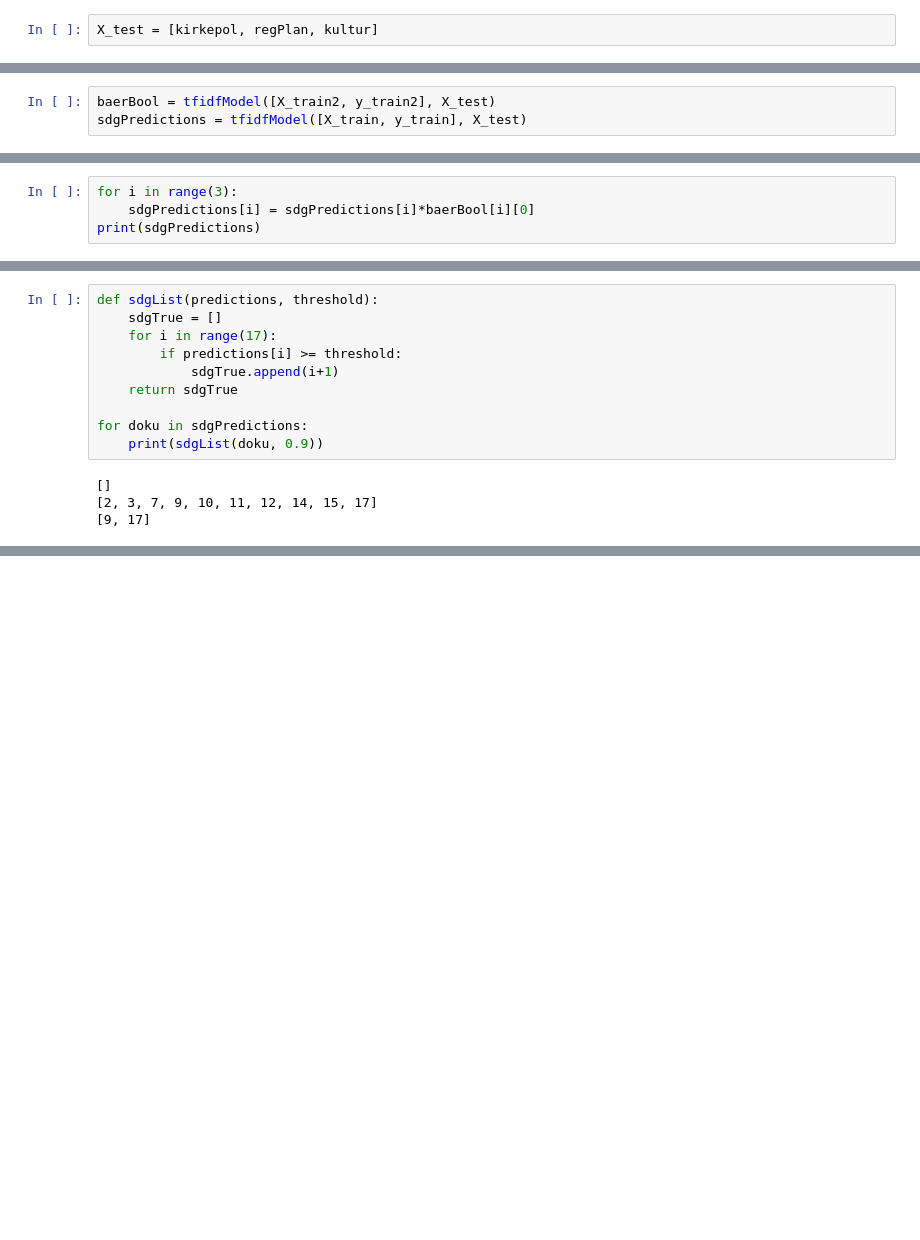
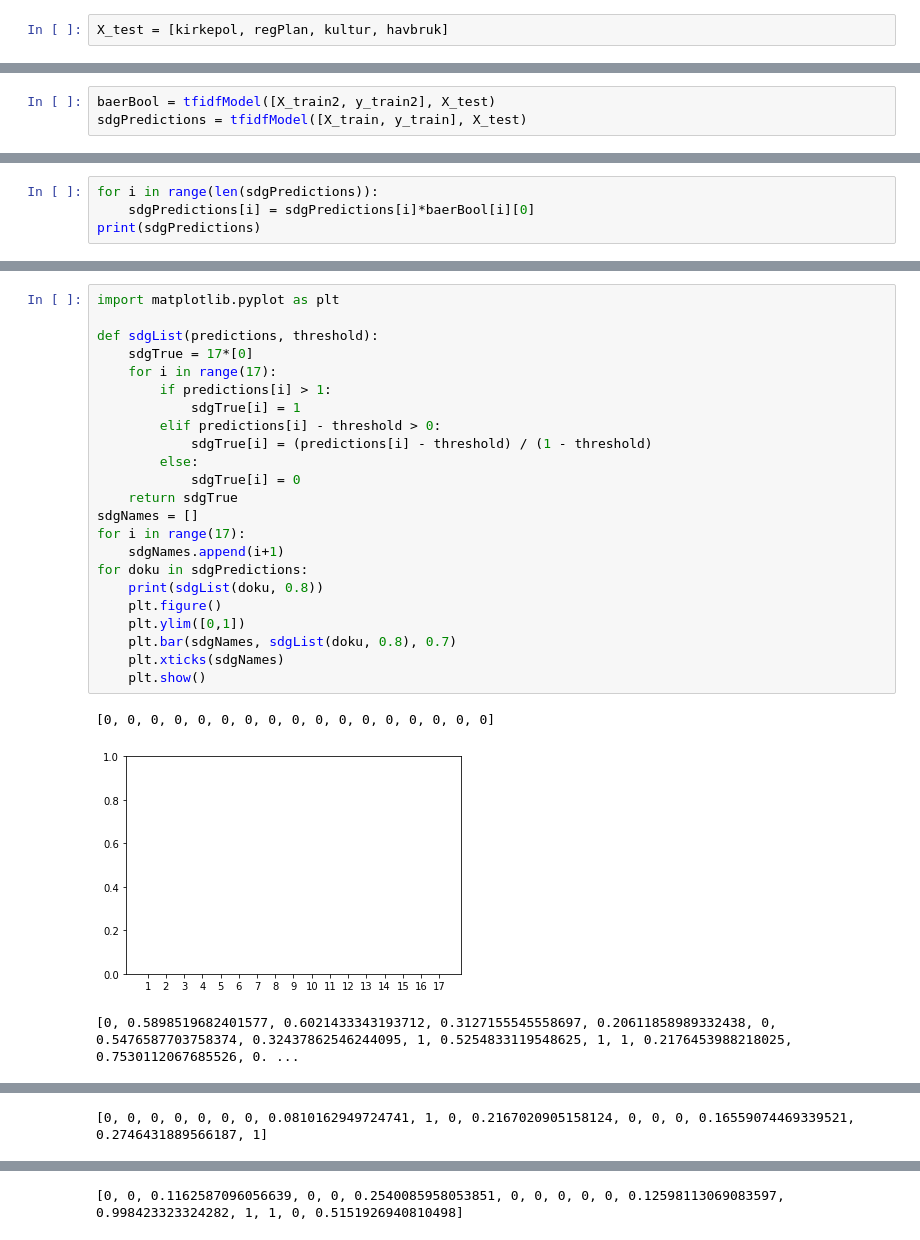
Before and after one commit to hlandrak/tk-sdg, a Jupyter notebook: scraping_book.ipynb, the cells around one changed output, grey strips where cells are left out. Cells and saved outputs as stored; diff of their text form; blank space fills up the shorter version.

```diff
--- a/scraping_book.ipynb
+++ b/scraping_book.ipynb
@@ -181,7 +175,7 @@ Pipeline(steps=[('cleaner', <__main__.predictors object at 0x...>),
                 ('classifier',
                  LogisticRegression(multi_class='ovr', solver='liblinear'))])
 # %%
-X_test = [kirkepol, regPlan, kultur]
+X_test = [kirkepol, regPlan, kultur, havbruk]
 # %%
 def tfidfModel(trainingData, testData):
     """
@@ -266,5 +248,5 @@ print(sdgPredictions)
 # %%
-for i in range(3):
+for i in range(len(sdgPredictions)):
     sdgPredictions[i] = sdgPredictions[i]*baerBool[i][0]
 print(sdgPredictions)
 # %% [output]
@@ -280,14 +265,27 @@ print(sdgPredictions)
 # %%
+import matplotlib.pyplot as plt
+
 def sdgList(predictions, threshold):
-    sdgTrue = []
+    sdgTrue = 17*[0]
     for i in range(17):
-        if predictions[i] >= threshold:
-            sdgTrue.append(i+1)
+        if predictions[i] > 1:
+            sdgTrue[i] = 1
+        elif predictions[i] - threshold > 0:
+            sdgTrue[i] = (predictions[i] - threshold) / (1 - threshold)
+        else:
+            sdgTrue[i] = 0
     return sdgTrue
-
+sdgNames = []
+for i in range(17):
+    sdgNames.append(i+1)
 for doku in sdgPredictions:
-    print(sdgList(doku, 0.9))
+    print(sdgList(doku, 0.8))
+    plt.figure()
+    plt.ylim([0,1])
+    plt.bar(sdgNames, sdgList(doku, 0.8), 0.7)
+    plt.xticks(sdgNames)
+    plt.show()
 # %% [output]
-[]
-[2, 3, 7, 9, 10, 11, 12, 14, 15, 17]
-[9, 17]
+[0, 0, 0, 0, 0, 0, 0, 0, 0, 0, 0, 0, 0, 0, 0, 0, 0]
+[figure, added]
+[0, 0.5898519682401577, 0.6021433343193712, 0.3127155545558697, 0.20611858989332438, 0, 0.5476587703758374, 0.32437862546244095, 1, 0.5254833119548625, 1, 1, 0.2176453988218025, 0.7530112067685526, 0. ...
@@ -293,0 +293 @@ for doku in sdgPredictions:
+[0, 0, 0, 0, 0, 0, 0, 0.0810162949724741, 1, 0, 0.2167020905158124, 0, 0, 0, 0.16559074469339521, 0.2746431889566187, 1]
@@ -293,0 +295 @@ for doku in sdgPredictions:
+[0, 0, 0.1162587096056639, 0, 0, 0.2540085958053851, 0, 0, 0, 0, 0, 0.12598113069083597, 0.998423323324282, 1, 1, 0, 0.5151926940810498]
```
Also changed, not shown: parts of 8 cells of this notebook.
